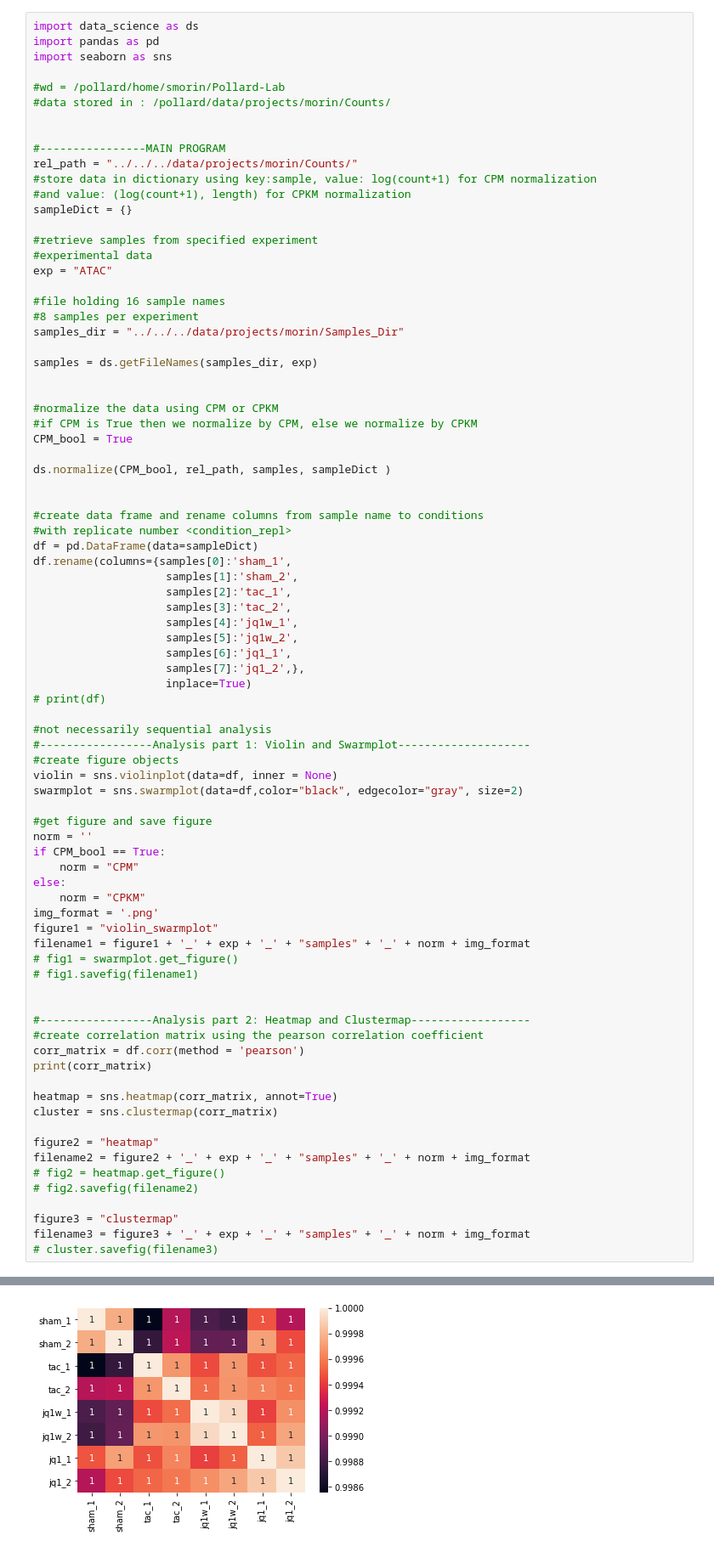
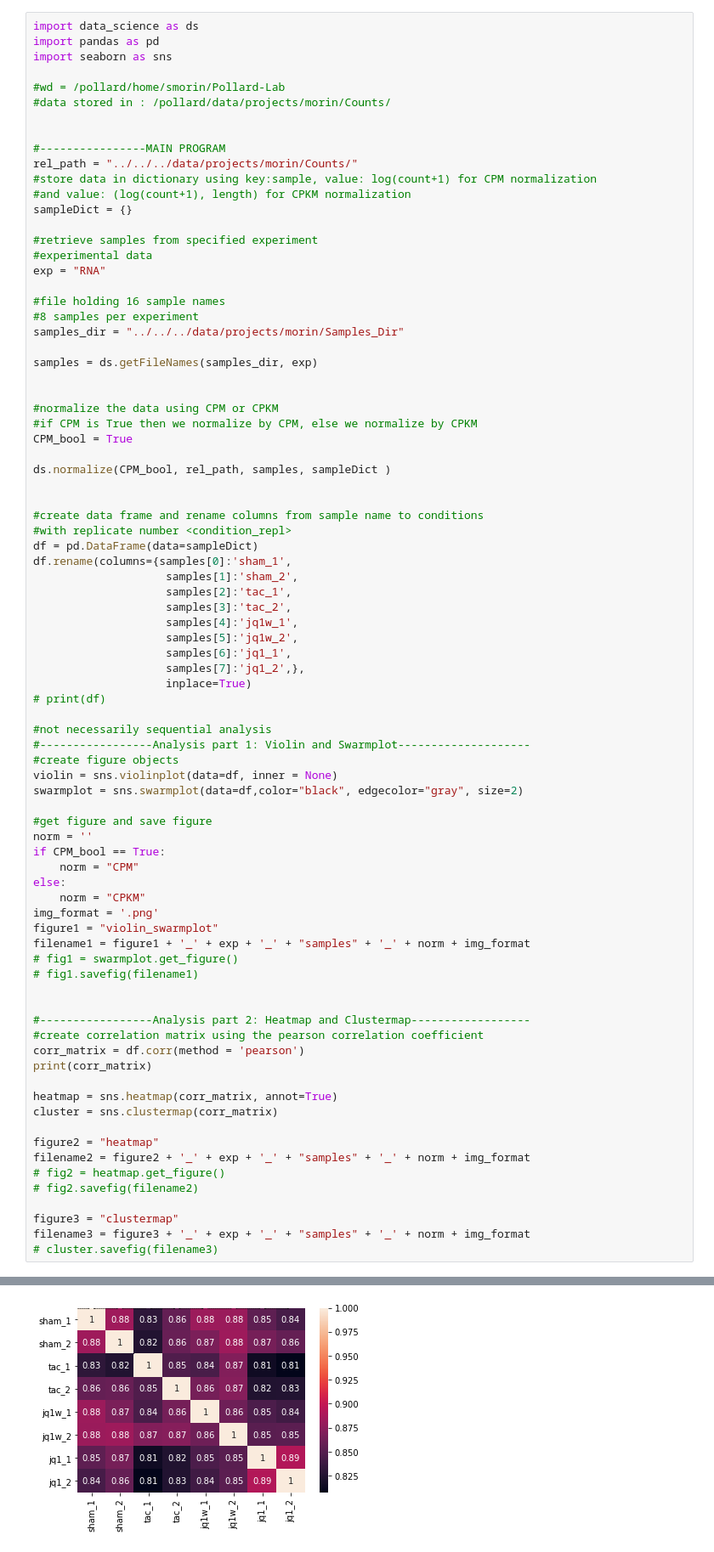
Before and after one commit to code-s-witch/Pollard-Lab, a Jupyter notebook: correlation_analysis.ipynb, the cells around one changed output, grey strips where cells are left out. Shown at 85% size. Cells and saved outputs as stored; diff of their text form.

```diff
--- a/correlation_analysis.ipynb
+++ b/correlation_analysis.ipynb
@@ -15,7 +15,7 @@ sampleDict = {}
 
 #retrieve samples from specified experiment
 #experimental data
-exp = "ATAC"
+exp = "RNA"
 
 #file holding 16 sample names
 #8 samples per experiment
@@ -102,2 +102,2 @@ jq1_1   0.999867
 jq1_2   1.000000
-[figure, old version]
+[figure, new version]
```
Also changed, not shown: parts of 1 cell of this notebook.
